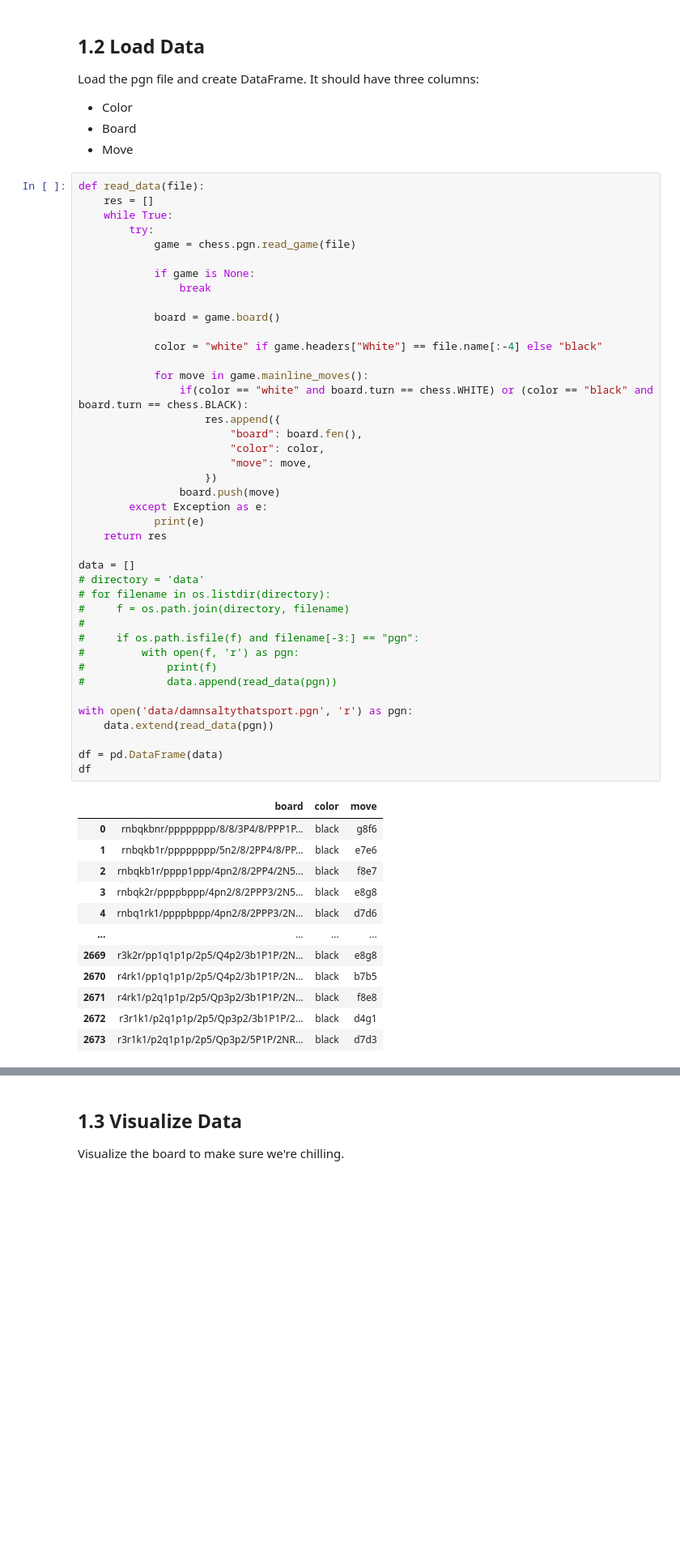
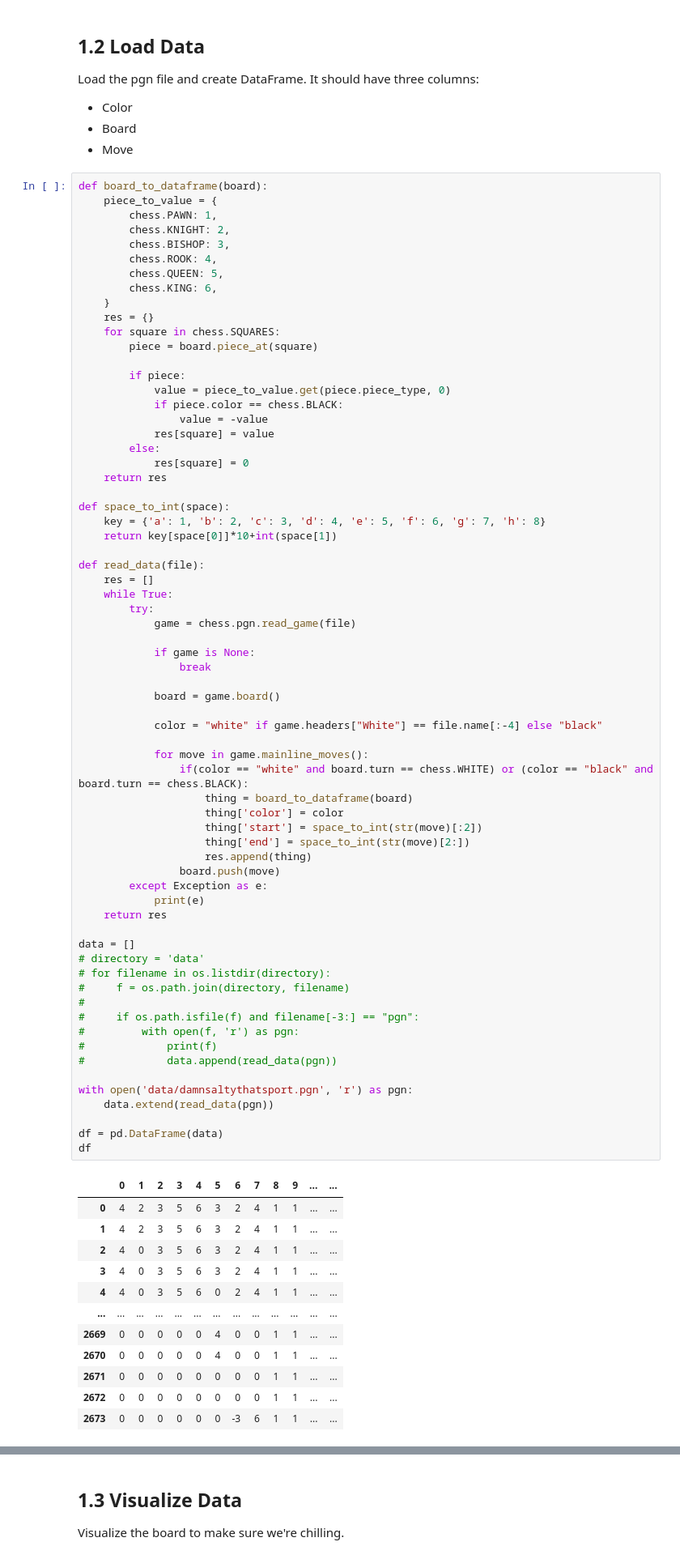
Before and after one commit to alexru26/chess-ai, a Jupyter notebook: TrainModel.ipynb, the cells around one changed output, grey strips where cells are left out. Shown at 81% size. Cells and saved outputs as stored; diff of their text form; blank space fills up the shorter version.

```diff
--- a/TrainModel.ipynb
+++ b/TrainModel.ipynb
@@ -15,6 +17,32 @@ Load the pgn file and create DataFrame. It should have three columns:
 - Board
 - Move
 # %%
+def board_to_dataframe(board):
+    piece_to_value = {
+        chess.PAWN: 1,
+        chess.KNIGHT: 2,
+        chess.BISHOP: 3,
+        chess.ROOK: 4,
+        chess.QUEEN: 5,
+        chess.KING: 6,
+    }
+    res = {}
+    for square in chess.SQUARES:
+        piece = board.piece_at(square)
+
+        if piece:
+            value = piece_to_value.get(piece.piece_type, 0)
+            if piece.color == chess.BLACK:
+                value = -value
+            res[square] = value
+        else:
+            res[square] = 0
+    return res
+
+def space_to_int(space):
+    key = {'a': 1, 'b': 2, 'c': 3, 'd': 4, 'e': 5, 'f': 6, 'g': 7, 'h': 8}
+    return key[space[0]]*10+int(space[1])
+
 def read_data(file):
     res = []
     while True:
@@ -24,47 +52,47 @@ def read_data(file):
             if game is None:
                 break
 
             board = game.board()
 
             color = "white" if game.headers["White"] == file.name[:-4] else "black"
 
             for move in game.mainline_moves():
                 if(color == "white" and board.turn == chess.WHITE) or (color == "black" and board.turn == chess.BLACK):
-                    res.append({
-                        "board": board.fen(),
-                        "color": color,
-                        "move": move,
-                    })
+                    thing = board_to_dataframe(board)
+                    thing['color'] = color
+                    thing['start'] = space_to_int(str(move)[:2])
+                    thing['end'] = space_to_int(str(move)[2:])
+                    res.append(thing)
                 board.push(move)
         except Exception as e:
             print(e)
     return res
 
 data = []
 # directory = 'data'
 # for filename in os.listdir(directory):
 #     f = os.path.join(directory, filename)
 #
 #     if os.path.isfile(f) and filename[-3:] == "pgn":
 #         with open(f, 'r') as pgn:
 #             print(f)
 #             data.append(read_data(pgn))
 
 with open('data/damnsaltythatsport.pgn', 'r') as pgn:
     data.extend(read_data(pgn))
 
 df = pd.DataFrame(data)
 df
 # %% [output]
-|  | board | color | move |
-| 0 | rnbqkbnr/pppppppp/8/8/3P4/8/PPP1P... | black | g8f6 |
-| 1 | rnbqkb1r/pppppppp/5n2/8/2PP4/8/PP... | black | e7e6 |
-| 2 | rnbqkb1r/pppp1ppp/4pn2/8/2PP4/2N5... | black | f8e7 |
-| 3 | rnbqk2r/ppppbppp/4pn2/8/2PPP3/2N5... | black | e8g8 |
-| 4 | rnbq1rk1/ppppbppp/4pn2/8/2PPP3/2N... | black | d7d6 |
-| ... | ... | ... | ... |
-| 2669 | r3k2r/pp1q1p1p/2p5/Q4p2/3b1P1P/2N... | black | e8g8 |
-| 2670 | r4rk1/pp1q1p1p/2p5/Q4p2/3b1P1P/2N... | black | b7b5 |
-| 2671 | r4rk1/p2q1p1p/2p5/Qp3p2/3b1P1P/2N... | black | f8e8 |
-| 2672 | r3r1k1/p2q1p1p/2p5/Qp3p2/3b1P1P/2... | black | d4g1 |
-| 2673 | r3r1k1/p2q1p1p/2p5/Qp3p2/5P1P/2NR... | black | d7d3 |
+|  | 0 | 1 | 2 | 3 | 4 | 5 | 6 | 7 | 8 | 9 | ... | ... |
+| 0 | 4 | 2 | 3 | 5 | 6 | 3 | 2 | 4 | 1 | 1 | ... | ... |
+| 1 | 4 | 2 | 3 | 5 | 6 | 3 | 2 | 4 | 1 | 1 | ... | ... |
+| 2 | 4 | 0 | 3 | 5 | 6 | 3 | 2 | 4 | 1 | 1 | ... | ... |
+| 3 | 4 | 0 | 3 | 5 | 6 | 3 | 2 | 4 | 1 | 1 | ... | ... |
+| 4 | 4 | 0 | 3 | 5 | 6 | 0 | 2 | 4 | 1 | 1 | ... | ... |
+| ... | ... | ... | ... | ... | ... | ... | ... | ... | ... | ... | ... | ... |
+| 2669 | 0 | 0 | 0 | 0 | 0 | 4 | 0 | 0 | 1 | 1 | ... | ... |
+| 2670 | 0 | 0 | 0 | 0 | 0 | 4 | 0 | 0 | 1 | 1 | ... | ... |
+| 2671 | 0 | 0 | 0 | 0 | 0 | 0 | 0 | 0 | 1 | 1 | ... | ... |
+| 2672 | 0 | 0 | 0 | 0 | 0 | 0 | 0 | 0 | 1 | 1 | ... | ... |
+| 2673 | 0 | 0 | 0 | 0 | 0 | 0 | -3 | 6 | 1 | 1 | ... | ... |
```
Also changed, not shown: parts of 7 cells of this notebook.
